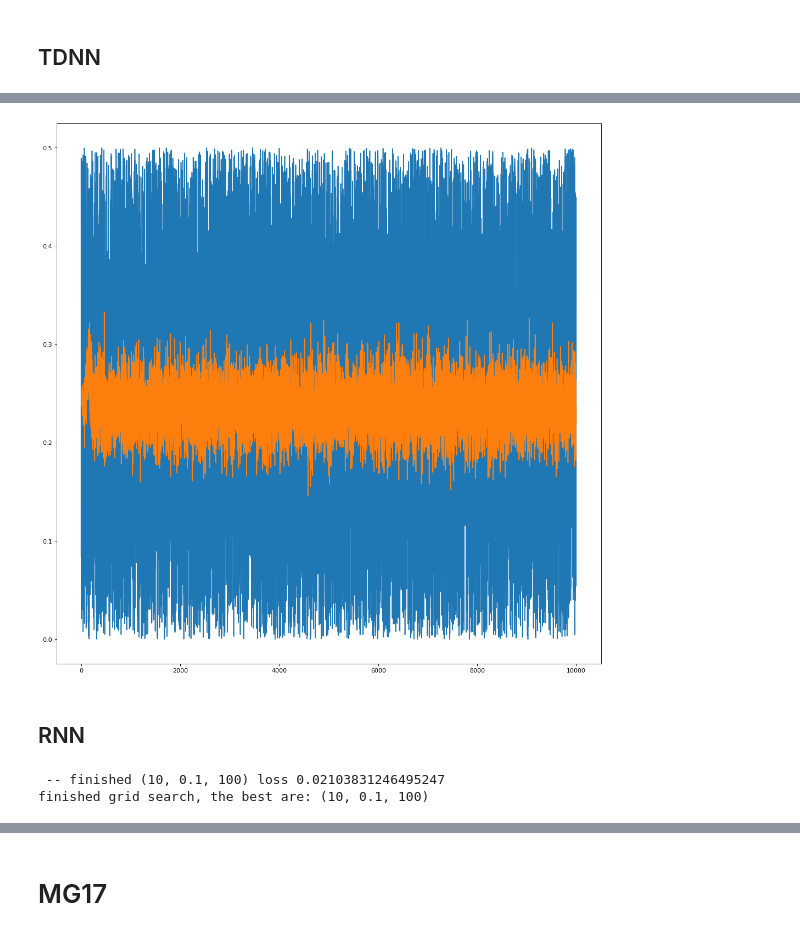
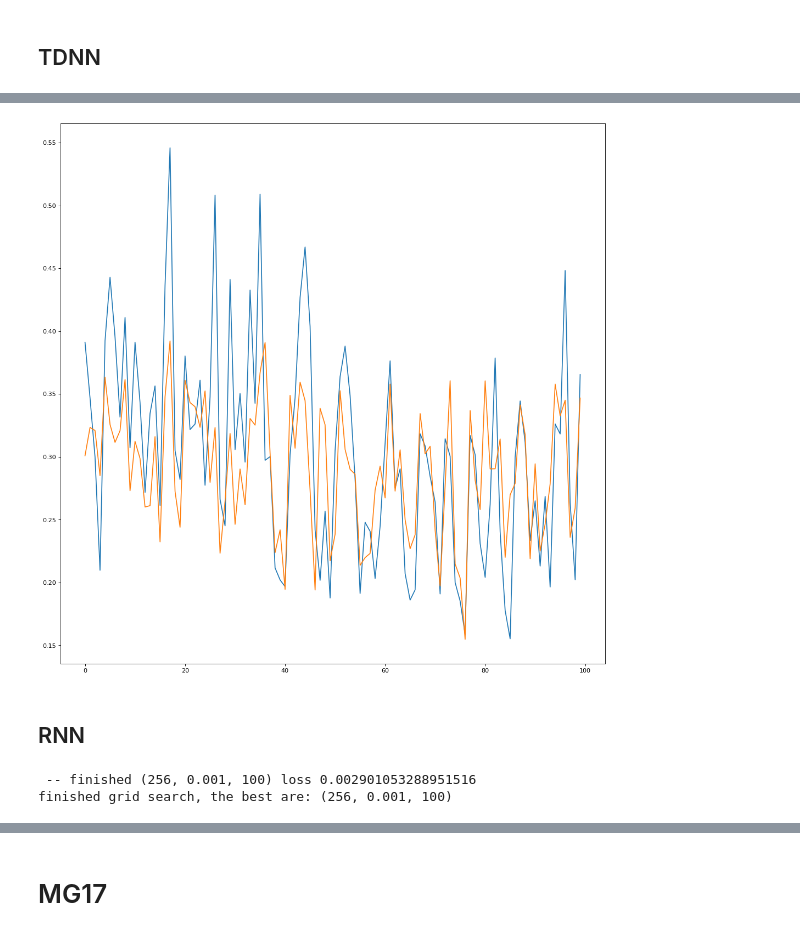
Before and after one commit to Andrew-Wyn/CNS_MidTerms, a Jupyter notebook: LAB3_1/TDNN_RNN.ipynb, the cells around one changed output, grey strips where cells are left out. Drawn from its saved outputs; the diff is of its cells as text; code cells hidden in the pictures.

Commit message:
lab 3.1, added unfold for tdnn, solved error in data loading for NARMA10

```diff
--- a/LAB3_1/TDNN_RNN.ipynb
+++ b/LAB3_1/TDNN_RNN.ipynb
@@ -112,9 +114,8 @@ def grid_search(grid, X_train, y_train, X_valid, y_valid):
 
     return best_train_losses, best_valid_losses, best_params
 # %%
-def predict(X, model, window_size):
-    X = construct_tdnn_data(X, window_size)
-    return model(X).view(-1).detach()
+def predict(X, model):
+    return model(torch.Tensor(X)).view(-1).detach()
 # %% [markdown]
 ## RNN
 # %%
@@ -229,5 +228,5 @@ data_narma10.head()
 | 1 | 0.000000 | 0.00000 | 0.00000 | 0.00000 | 0.00000 | 0.000000 | 0.00000 | 0.000000 | 0.000000 | 0.00000 | ... | ... |
 2 rows × 10000 columns
 # %%
-X = data_narma10.loc[1, :].to_numpy()
-y = data_narma10.loc[0, :].to_numpy()
+X = data_narma10.values[0, :]
+y = data_narma10.values[1, :]
@@ -248,10 +252,10 @@ X_valid = X[4000:5000]
 y_valid = y[4000:5000]
 # %%
 grid = {
-    "window_size" : [200],
-    "hidden_dim" : [500],
-    "learning_rate" : [0.05],
-    "num_epochs" : [150]
+    "window_size" : [10],
+    "hidden_dim" : [256],
+    "learning_rate" : [1e-3],
+    "num_epochs" : [200]
 }
 
 train_losses, valid_losses, best_params = grid_search(grid, X_train, y_train, X_valid, y_valid)
@@ -274,7 +278,7 @@ X_train = X[:5000]
 y_train = y[:5000]
 # %%
 window_size, hidden_dim, learning_rate, num_epochs = best_params
-train_losses, test_losses, model = train(X_train, y_train, X_test, y_test, window_size, hidden_dim, learning_rate, num_epochs, True)
+train_losses, test_losses, model = train(X_train, y_train, X_test, y_test, window_size, hidden_dim, learning_rate, num_epochs)
 # %%
 print(train_losses[-1])
 print(test_losses[-1])
@@ -290,11 +294,11 @@ plt.show()
 # %%
 figure(figsize=(16, 16), dpi=80)
-y_pred = predict(X, model, window_size)
-plt.plot(y)
-plt.plot(y_pred)
+y_pred = predict(X, model)
+plt.plot(y[-100:])
+plt.plot(y_pred[-100:])
 plt.show()
 # %% [output]
-[figure, old version]
+[figure, new version]
 # %% [markdown]
 ## RNN
 # %%
@@ -307,15 +311,15 @@ X_valid = X[4000:5000]
 y_valid = y[4000:5000]
 # %%
 grid = {
-    "hidden_dim" : [10],
-    "learning_rate" : [0.1],
+    "hidden_dim" : [256],
+    "learning_rate" : [1e-3],
     "num_epochs" : [100]
 }
 
 train_losses, valid_losses, (hidden_dim, learning_rate, num_epochs) = grid_search_rnn(grid, X_train, y_train, X_valid, y_valid)
 # %% [output]
- -- finished (10, 0.1, 100) loss 0.02103831246495247
-finished grid search, the best are: (10, 0.1, 100)
+ -- finished (256, 0.001, 100) loss 0.002901053288951516
+finished grid search, the best are: (256, 0.001, 100)
 # %%
 plt.plot(train_losses)
 plt.plot(valid_losses)
```
Also changed, not shown: parts of 33 cells of this notebook.
